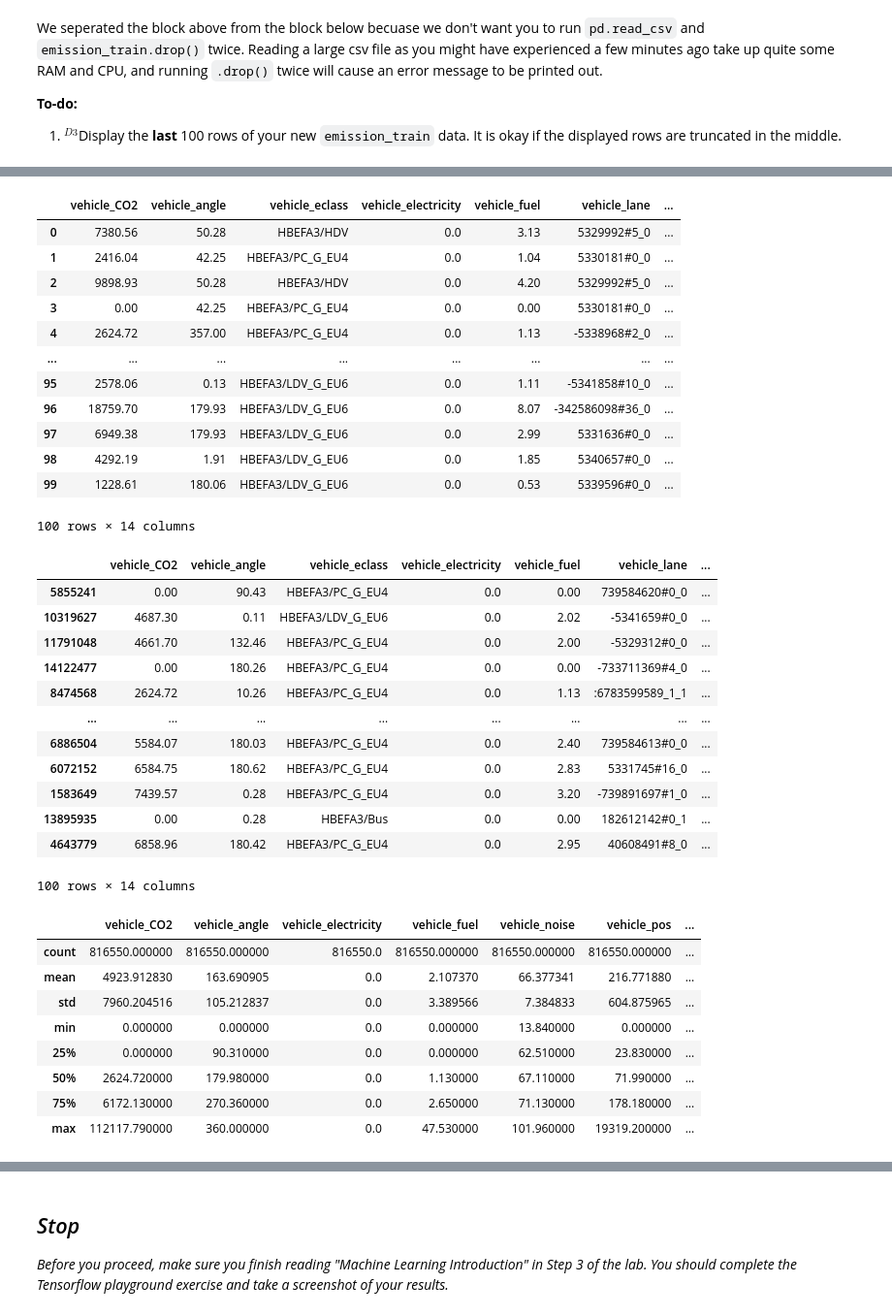
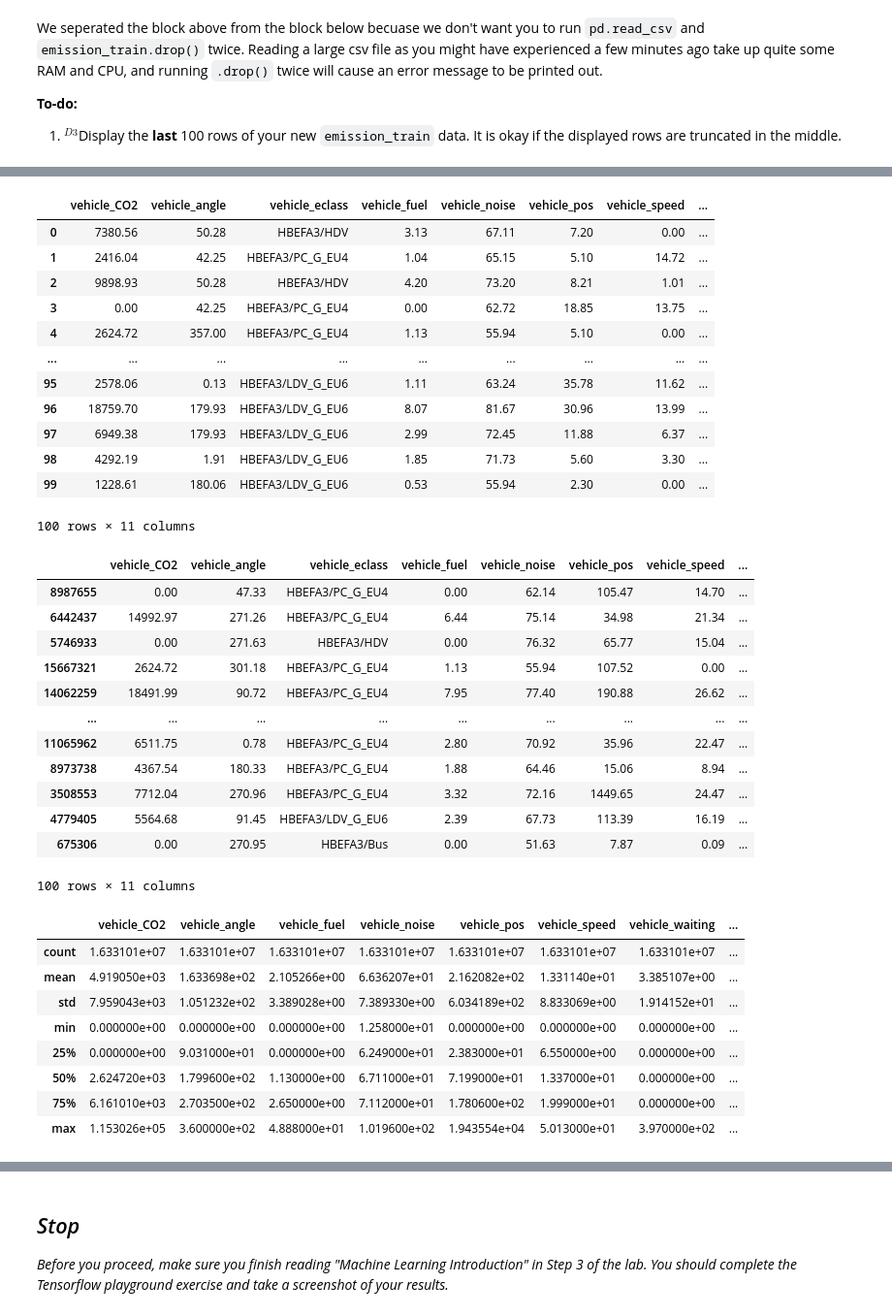
Before and after one commit to rylandtikes/cs437-iot-lab-4, a Jupyter notebook: part1/Notebook_Learning2.ipynb, the cells around one changed output, grey strips where cells are left out. Shown at 97% size. Saved outputs shown, nothing was run; the diff lists cells and outputs as text; code cells hidden in the pictures.

```diff
--- a/part1/Notebook_Learning2.ipynb
+++ b/part1/Notebook_Learning2.ipynb
@@ -116,6 +120,7 @@ Below, unwanted data are dropped. `vehicle_id` data are dropped because they are
 # %%
 emission_train = emission_train.drop(columns=["vehicle_CO", "vehicle_HC", "vehicle_NOx", "vehicle_PMx",
-                                              "timestep_time", "vehicle_id", ])
+                                              "timestep_time", "vehicle_id", "vehicle_route", "vehicle_lane",
+                                              "vehicle_electricity"])
 # %% [markdown]
 We seperated the block above from the block below becuase we don't want you to run `pd.read_csv` and `emission_train.drop()` twice. Reading a large csv file as you might have experienced a few minutes ago take up quite some RAM and CPU, and running `.drop()` twice will cause an error message to be printed out.
 
@@ -177,55 +183,55 @@ By now, you would have already done some cleanups by dropping unwanted data. Bel
 # %%
 for header in ["vehicle_eclass", "vehicle_type"]:
     emission_train[header] = emission_train[header].astype(str)
 
 emission_train = emission_train.dropna().reset_index(drop=True)
 
 # Shuffle the dataset
-emission_train_shuffle = emission_train.sample(frac=0.05) #FILL IN THE CODE
+emission_train_shuffle = emission_train.sample(frac=1) #FILL IN THE CODE
 
 ### Insert your code below ###
 
 # Display the data pre- and post- shuffle
 display(emission_train.head(100))
 ###FILL IN THE CODE
 display(emission_train_shuffle.head(100))
 
 # Get info of the dataframe
 ###FILL IN THE CODE
 display(emission_train_shuffle.describe())
 # %% [output]
-|  | vehicle_CO2 | vehicle_angle | vehicle_eclass | vehicle_electricity | vehicle_fuel | vehicle_lane | ... |
-| 0 | 7380.56 | 50.28 | HBEFA3/HDV | 0.0 | 3.13 | 5329992#5_0 | ... |
-| 1 | 2416.04 | 42.25 | HBEFA3/PC_G_EU4 | 0.0 | 1.04 | 5330181#0_0 | ... |
-| 2 | 9898.93 | 50.28 | HBEFA3/HDV | 0.0 | 4.20 | 5329992#5_0 | ... |
-| 3 | 0.00 | 42.25 | HBEFA3/PC_G_EU4 | 0.0 | 0.00 | 5330181#0_0 | ... |
-| 4 | 2624.72 | 357.00 | HBEFA3/PC_G_EU4 | 0.0 | 1.13 | -5338968#2_0 | ... |
-| ... | ... | ... | ... | ... | ... | ... | ... |
-| 95 | 2578.06 | 0.13 | HBEFA3/LDV_G_EU6 | 0.0 | 1.11 | -5341858#10_0 | ... |
-| 96 | 18759.70 | 179.93 | HBEFA3/LDV_G_EU6 | 0.0 | 8.07 | -342586098#36_0 | ... |
-| 97 | 6949.38 | 179.93 | HBEFA3/LDV_G_EU6 | 0.0 | 2.99 | 5331636#0_0 | ... |
-| 98 | 4292.19 | 1.91 | HBEFA3/LDV_G_EU6 | 0.0 | 1.85 | 5340657#0_0 | ... |
-| 99 | 1228.61 | 180.06 | HBEFA3/LDV_G_EU6 | 0.0 | 0.53 | 5339596#0_0 | ... |
+|  | vehicle_CO2 | vehicle_angle | vehicle_eclass | vehicle_fuel | vehicle_noise | vehicle_pos | vehicle_speed | ... |
+| 0 | 7380.56 | 50.28 | HBEFA3/HDV | 3.13 | 67.11 | 7.20 | 0.00 | ... |
+| 1 | 2416.04 | 42.25 | HBEFA3/PC_G_EU4 | 1.04 | 65.15 | 5.10 | 14.72 | ... |
+| 2 | 9898.93 | 50.28 | HBEFA3/HDV | 4.20 | 73.20 | 8.21 | 1.01 | ... |
+| 3 | 0.00 | 42.25 | HBEFA3/PC_G_EU4 | 0.00 | 62.72 | 18.85 | 13.75 | ... |
+| 4 | 2624.72 | 357.00 | HBEFA3/PC_G_EU4 | 1.13 | 55.94 | 5.10 | 0.00 | ... |
+| ... | ... | ... | ... | ... | ... | ... | ... | ... |
+| 95 | 2578.06 | 0.13 | HBEFA3/LDV_G_EU6 | 1.11 | 63.24 | 35.78 | 11.62 | ... |
+| 96 | 18759.70 | 179.93 | HBEFA3/LDV_G_EU6 | 8.07 | 81.67 | 30.96 | 13.99 | ... |
+| 97 | 6949.38 | 179.93 | HBEFA3/LDV_G_EU6 | 2.99 | 72.45 | 11.88 | 6.37 | ... |
+| 98 | 4292.19 | 1.91 | HBEFA3/LDV_G_EU6 | 1.85 | 71.73 | 5.60 | 3.30 | ... |
+| 99 | 1228.61 | 180.06 | HBEFA3/LDV_G_EU6 | 0.53 | 55.94 | 2.30 | 0.00 | ... |
-100 rows × 14 columns
+100 rows × 11 columns
-|  | vehicle_CO2 | vehicle_angle | vehicle_eclass | vehicle_electricity | vehicle_fuel | vehicle_lane | ... |
-| 5855241 | 0.00 | 90.43 | HBEFA3/PC_G_EU4 | 0.0 | 0.00 | 739584620#0_0 | ... |
-| 10319627 | 4687.30 | 0.11 | HBEFA3/LDV_G_EU6 | 0.0 | 2.02 | -5341659#0_0 | ... |
-| 11791048 | 4661.70 | 132.46 | HBEFA3/PC_G_EU4 | 0.0 | 2.00 | -5329312#0_0 | ... |
-| 14122477 | 0.00 | 180.26 | HBEFA3/PC_G_EU4 | 0.0 | 0.00 | -733711369#4_0 | ... |
-| 8474568 | 2624.72 | 10.26 | HBEFA3/PC_G_EU4 | 0.0 | 1.13 | :6783599589_1_1 | ... |
-| ... | ... | ... | ... | ... | ... | ... | ... |
-| 6886504 | 5584.07 | 180.03 | HBEFA3/PC_G_EU4 | 0.0 | 2.40 | 739584613#0_0 | ... |
-| 6072152 | 6584.75 | 180.62 | HBEFA3/PC_G_EU4 | 0.0 | 2.83 | 5331745#16_0 | ... |
-| 1583649 | 7439.57 | 0.28 | HBEFA3/PC_G_EU4 | 0.0 | 3.20 | -739891697#1_0 | ... |
-| 13895935 | 0.00 | 0.28 | HBEFA3/Bus | 0.0 | 0.00 | 182612142#0_1 | ... |
-| 4643779 | 6858.96 | 180.42 | HBEFA3/PC_G_EU4 | 0.0 | 2.95 | 40608491#8_0 | ... |
+|  | vehicle_CO2 | vehicle_angle | vehicle_eclass | vehicle_fuel | vehicle_noise | vehicle_pos | vehicle_speed | ... |
+| 8987655 | 0.00 | 47.33 | HBEFA3/PC_G_EU4 | 0.00 | 62.14 | 105.47 | 14.70 | ... |
+| 6442437 | 14992.97 | 271.26 | HBEFA3/PC_G_EU4 | 6.44 | 75.14 | 34.98 | 21.34 | ... |
+| 5746933 | 0.00 | 271.63 | HBEFA3/HDV | 0.00 | 76.32 | 65.77 | 15.04 | ... |
+| 15667321 | 2624.72 | 301.18 | HBEFA3/PC_G_EU4 | 1.13 | 55.94 | 107.52 | 0.00 | ... |
+| 14062259 | 18491.99 | 90.72 | HBEFA3/PC_G_EU4 | 7.95 | 77.40 | 190.88 | 26.62 | ... |
+| ... | ... | ... | ... | ... | ... | ... | ... | ... |
+| 11065962 | 6511.75 | 0.78 | HBEFA3/PC_G_EU4 | 2.80 | 70.92 | 35.96 | 22.47 | ... |
+| 8973738 | 4367.54 | 180.33 | HBEFA3/PC_G_EU4 | 1.88 | 64.46 | 15.06 | 8.94 | ... |
+| 3508553 | 7712.04 | 270.96 | HBEFA3/PC_G_EU4 | 3.32 | 72.16 | 1449.65 | 24.47 | ... |
+| 4779405 | 5564.68 | 91.45 | HBEFA3/LDV_G_EU6 | 2.39 | 67.73 | 113.39 | 16.19 | ... |
+| 675306 | 0.00 | 270.95 | HBEFA3/Bus | 0.00 | 51.63 | 7.87 | 0.09 | ... |
-100 rows × 14 columns
+100 rows × 11 columns
-|  | vehicle_CO2 | vehicle_angle | vehicle_electricity | vehicle_fuel | vehicle_noise | vehicle_pos | ... |
-| count | 816550.000000 | 816550.000000 | 816550.0 | 816550.000000 | 816550.000000 | 816550.000000 | ... |
-| mean | 4923.912830 | 163.690905 | 0.0 | 2.107370 | 66.377341 | 216.771880 | ... |
-| std | 7960.204516 | 105.212837 | 0.0 | 3.389566 | 7.384833 | 604.875965 | ... |
-| min | 0.000000 | 0.000000 | 0.0 | 0.000000 | 13.840000 | 0.000000 | ... |
-| 25% | 0.000000 | 90.310000 | 0.0 | 0.000000 | 62.510000 | 23.830000 | ... |
-| 50% | 2624.720000 | 179.980000 | 0.0 | 1.130000 | 67.110000 | 71.990000 | ... |
-| 75% | 6172.130000 | 270.360000 | 0.0 | 2.650000 | 71.130000 | 178.180000 | ... |
-| max | 112117.790000 | 360.000000 | 0.0 | 47.530000 | 101.960000 | 19319.200000 | ... |
+|  | vehicle_CO2 | vehicle_angle | vehicle_fuel | vehicle_noise | vehicle_pos | vehicle_speed | vehicle_waiting | ... |
+| count | 1.633101e+07 | 1.633101e+07 | 1.633101e+07 | 1.633101e+07 | 1.633101e+07 | 1.633101e+07 | 1.633101e+07 | ... |
+| mean | 4.919050e+03 | 1.633698e+02 | 2.105266e+00 | 6.636207e+01 | 2.162082e+02 | 1.331140e+01 | 3.385107e+00 | ... |
+| std | 7.959043e+03 | 1.051232e+02 | 3.389028e+00 | 7.389330e+00 | 6.034189e+02 | 8.833069e+00 | 1.914152e+01 | ... |
+| min | 0.000000e+00 | 0.000000e+00 | 0.000000e+00 | 1.258000e+01 | 0.000000e+00 | 0.000000e+00 | 0.000000e+00 | ... |
+| 25% | 0.000000e+00 | 9.031000e+01 | 0.000000e+00 | 6.249000e+01 | 2.383000e+01 | 6.550000e+00 | 0.000000e+00 | ... |
+| 50% | 2.624720e+03 | 1.799600e+02 | 1.130000e+00 | 6.711000e+01 | 7.199000e+01 | 1.337000e+01 | 0.000000e+00 | ... |
+| 75% | 6.161010e+03 | 2.703500e+02 | 2.650000e+00 | 7.112000e+01 | 1.780600e+02 | 1.999000e+01 | 0.000000e+00 | ... |
+| max | 1.153026e+05 | 3.600000e+02 | 4.888000e+01 | 1.019600e+02 | 1.943554e+04 | 5.013000e+01 | 3.970000e+02 | ... |
```
Also changed, not shown: parts of 10 cells of this notebook, 1 other file.
